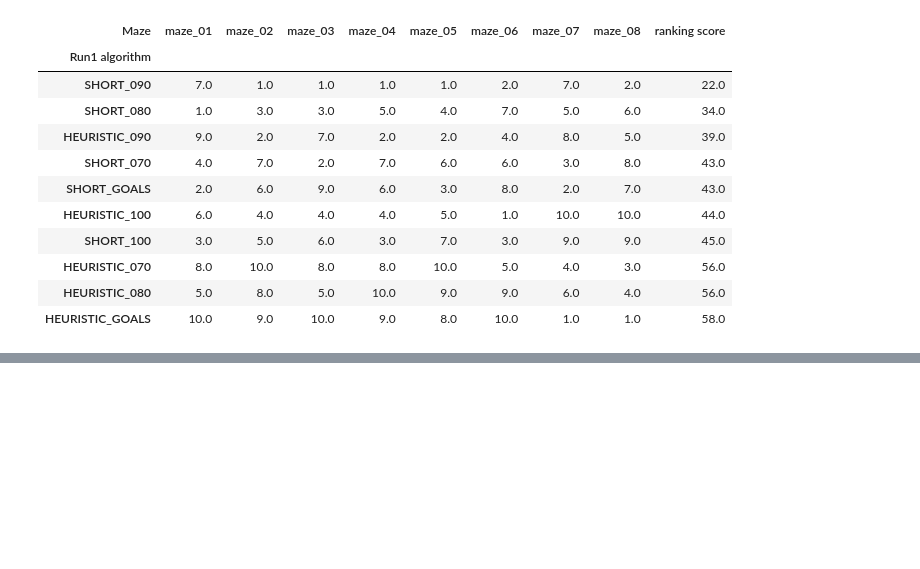
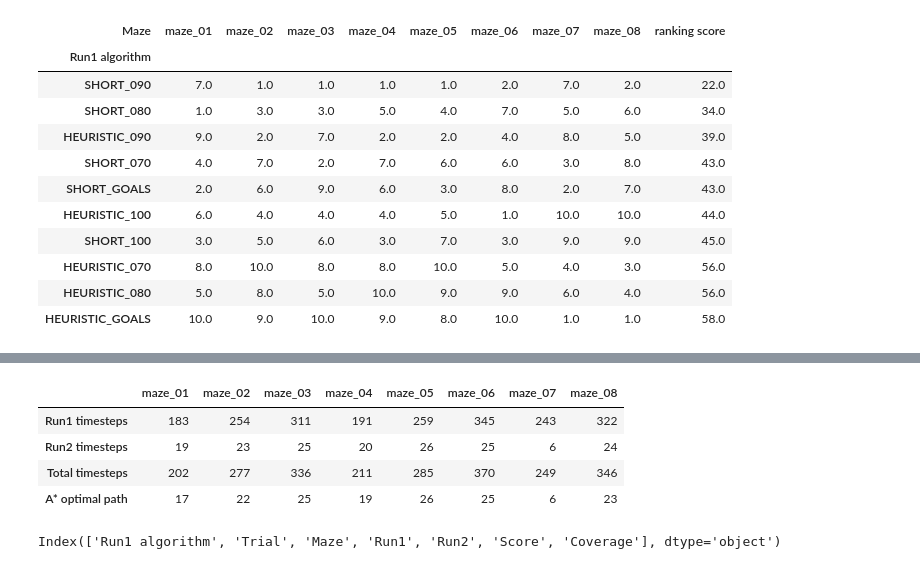
Before and after one commit to magicpai/virtualmaze, a Jupyter notebook: analysis.ipynb, the cells around one changed output, grey strips where cells are left out. Saved outputs shown, nothing was run; the diff lists cells and outputs as text; code cells hidden in the pictures; blank space fills up the shorter version.

```diff
--- a/analysis.ipynb
+++ b/analysis.ipynb
@@ -265,0 +351,18 @@ ranking.sort_values('ranking score')
+# %%
+run1 = best_alg.groupby(['Maze']).Run1.quantile(0.95)
+benchmark.loc['Run1 timesteps'] = run1.round()
+run2 = best_alg.groupby(['Maze']).Run2.quantile(0.95)
+benchmark.loc['Run2 timesteps'] = run2.round()
+benchmark.loc['Total timesteps'] = run1.round() + run2.round()
+benchmark.loc['A* optimal path'] = df[(df['Run1 algorithm'] == 'SHORT_100')].groupby(['Maze']).Run2.mean().round()
+benchmark
+# %% [output]
+|  | maze_01 | maze_02 | maze_03 | maze_04 | maze_05 | maze_06 | maze_07 | maze_08 |
+| Run1 timesteps | 183 | 254 | 311 | 191 | 259 | 345 | 243 | 322 |
+| Run2 timesteps | 19 | 23 | 25 | 20 | 26 | 25 | 6 | 24 |
+| Total timesteps | 202 | 277 | 336 | 211 | 285 | 370 | 249 | 346 |
+| A* optimal path | 17 | 22 | 25 | 19 | 26 | 25 | 6 | 23 |
+# %%
+df.columns
+# %% [output]
+Index(['Run1 algorithm', 'Trial', 'Maze', 'Run1', 'Run2', 'Score', 'Coverage'], dtype='object')
```
Also changed, not shown: parts of 9 cells of this notebook.
